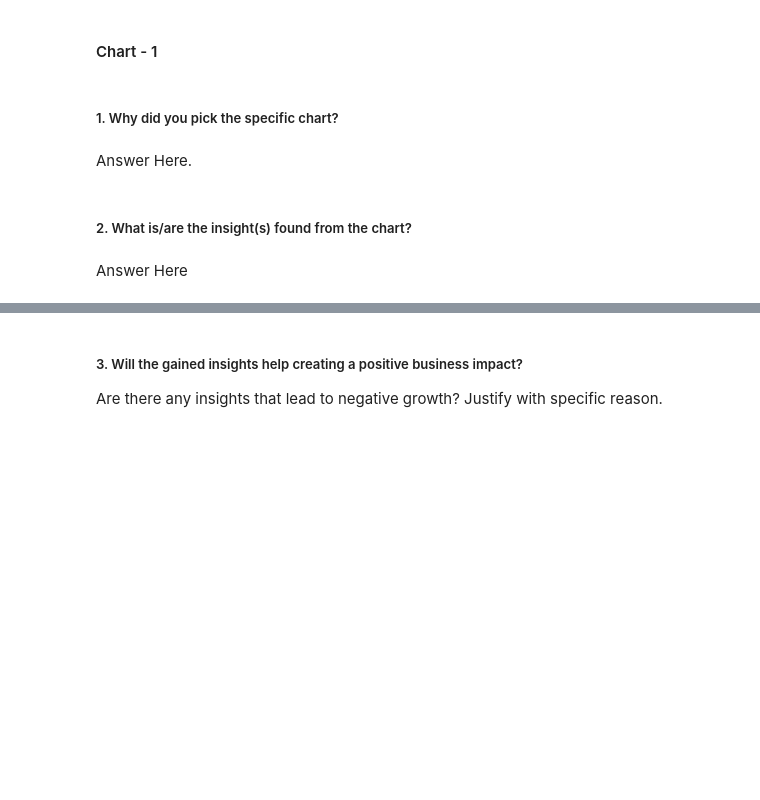
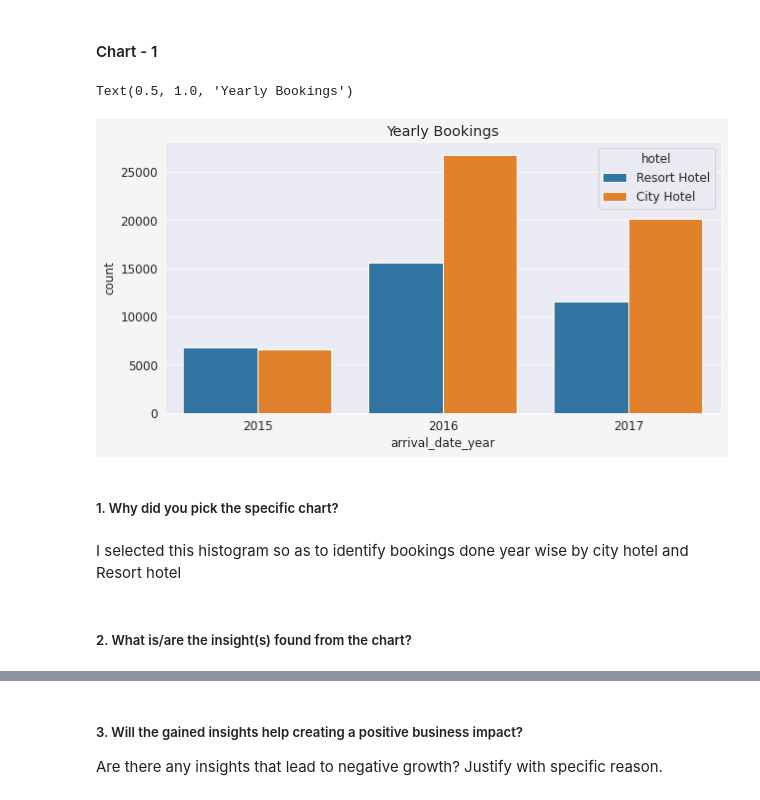
Before and after one commit to ArpitaAcharya/EDA-HOTEL-BOOKING-ANALYSIS, a Jupyter notebook: Hotel_booking_Arpita.ipynb, the cells around one changed output, grey strips where cells are left out. Cells and saved outputs as stored; diff of their text form; code cells hidden in the pictures; blank space fills up the shorter version.

```diff
--- a/Hotel_booking_Arpita.ipynb
+++ b/Hotel_booking_Arpita.ipynb
@@ -244,8 +287,16 @@ Answer Here.
+# %%
+# Chart - 1 -Yearly Bookings
+sea.set_style('darkgrid')
+matplotlib.rcParams['font.size'] = 12
+matplotlib.rcParams['figure.figsize'] = (10, 5)
+matplotlib.rcParams['figure.facecolor'] = '#F5F5F5'
+sea.countplot (x= 'arrival_date_year', data= df1, hue= 'hotel').set_title ('Yearly Bookings')
+# %% [output]
+Text(0.5, 1.0, 'Yearly Bookings')
+[figure, added]
 # %% [markdown]
 ##### 1. Why did you pick the specific chart?
-# %% [markdown]
-Answer Here.
+# %% [markdown]
+I selected this histogram so as to identify bookings done year wise by city hotel and Resort hotel
 # %% [markdown]
 ##### 2. What is/are the insight(s) found from the chart?
-# %% [markdown]
-Answer Here
```
Also changed, not shown: parts of 29 cells of this notebook.
